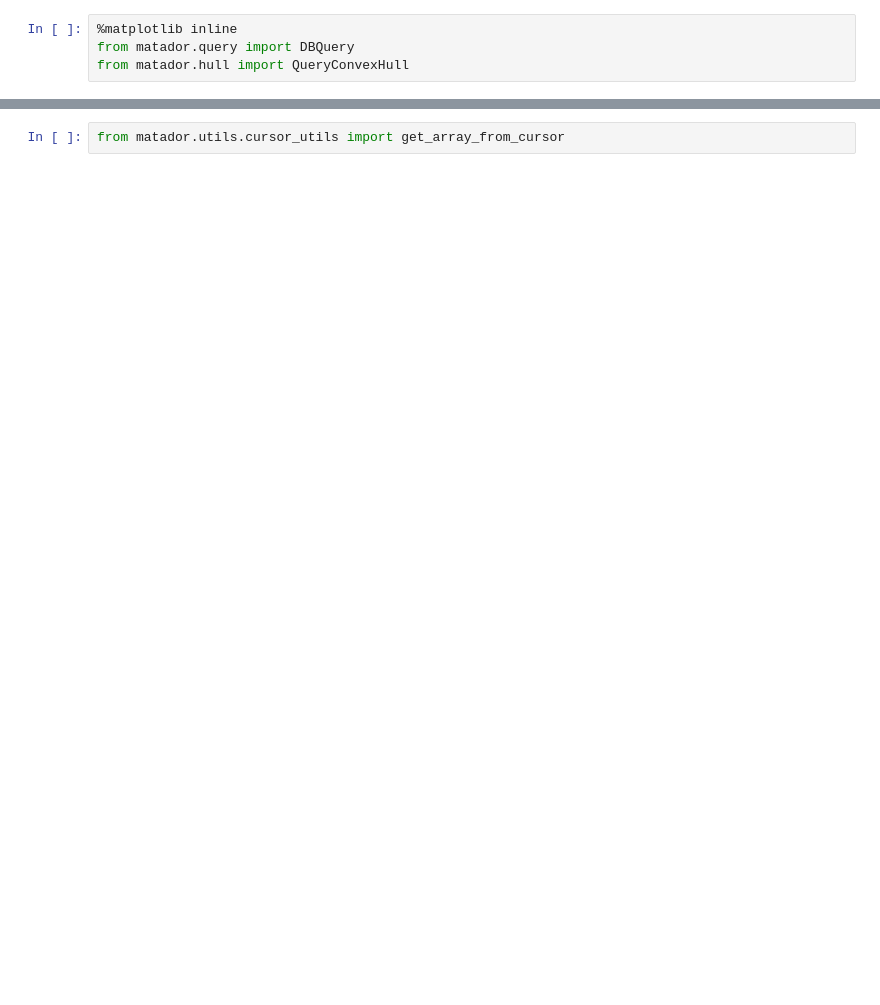
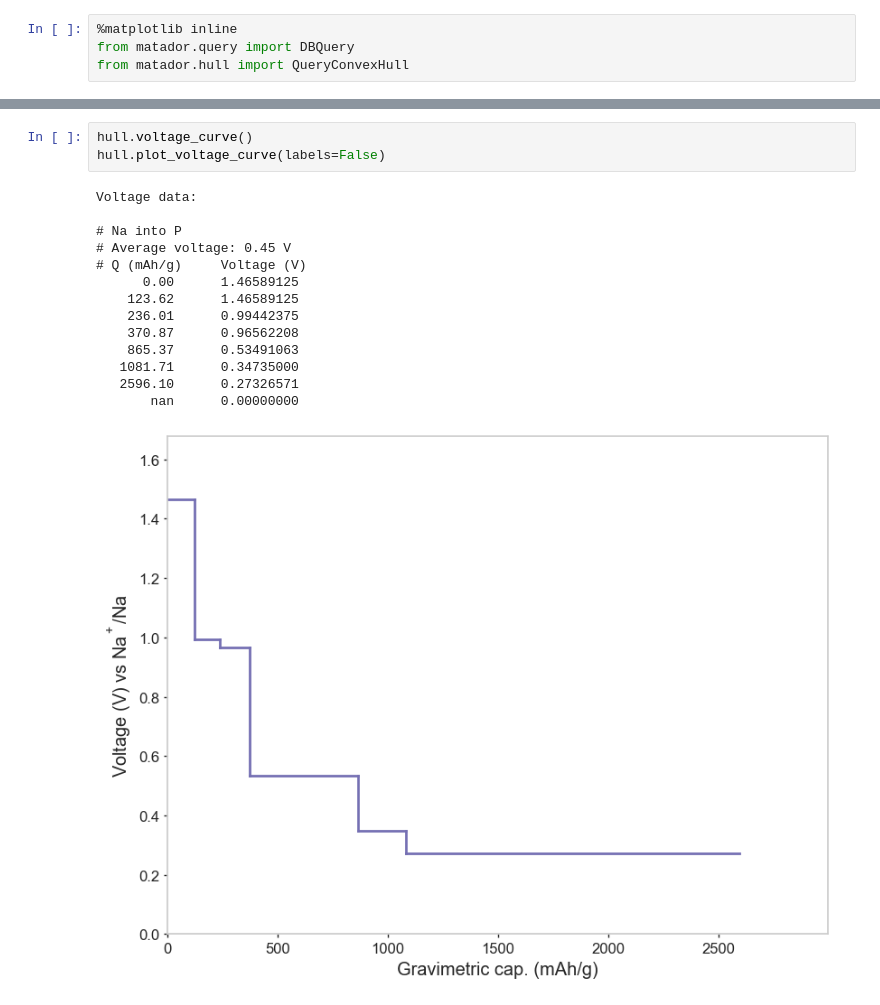
Before and after one commit to ml-evs/matador, a Jupyter notebook: examples/hull/hull.ipynb, the cells around one changed output, grey strips where cells are left out. Cells and saved outputs as stored; diff of their text form; blank space fills up the shorter version.

```diff
--- a/examples/hull/hull.ipynb
+++ b/examples/hull/hull.ipynb
@@ -38,2 +41,18 @@ dict_keys(['_id', 'task', 'total_energy_per_atom', 'spin_polarized', 'cut_off_en
-# %%
-from matador.utils.cursor_utils import get_array_from_cursor
+# %%
+hull.voltage_curve()
+hull.plot_voltage_curve(labels=False)
+# %% [output]
+Voltage data:
+
+# Na into P
+# Average voltage: 0.45 V
+# Q (mAh/g)     Voltage (V)
+      0.00      1.46589125
+    123.62      1.46589125
+    236.01      0.99442375
+    370.87      0.96562208
+    865.37      0.53491063
+   1081.71      0.34735000
+   2596.10      0.27326571
+       nan      0.00000000
+[figure, added]
```
Also changed, not shown: parts of 5 cells of this notebook, 2 other files.
